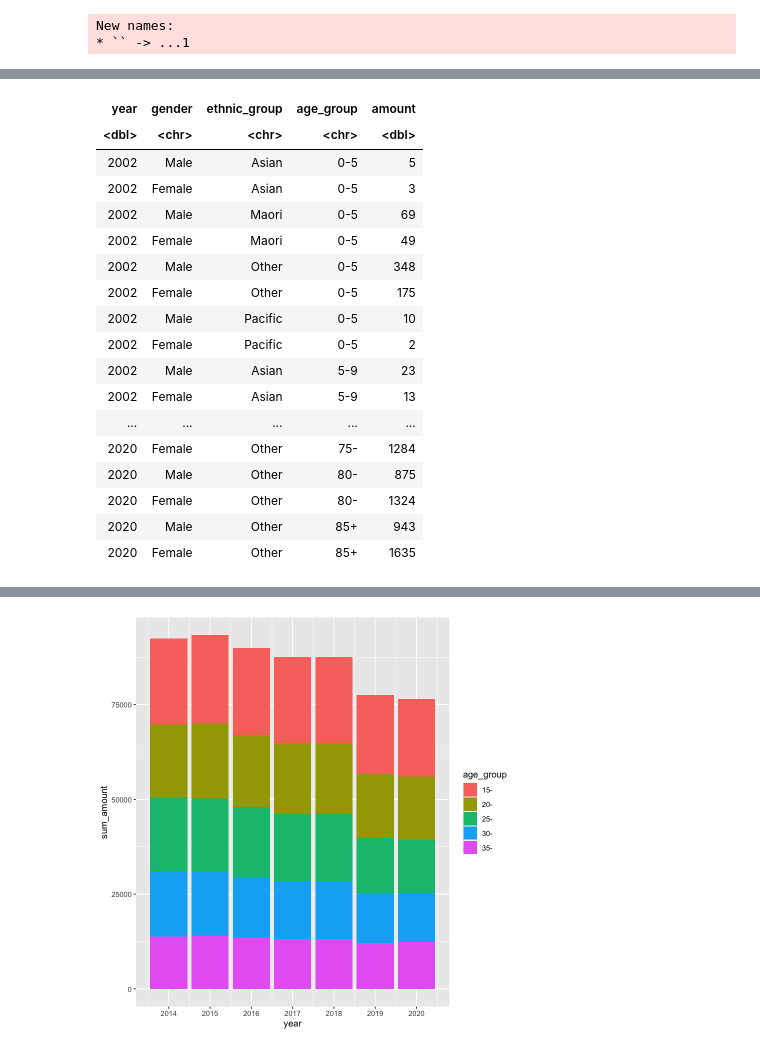
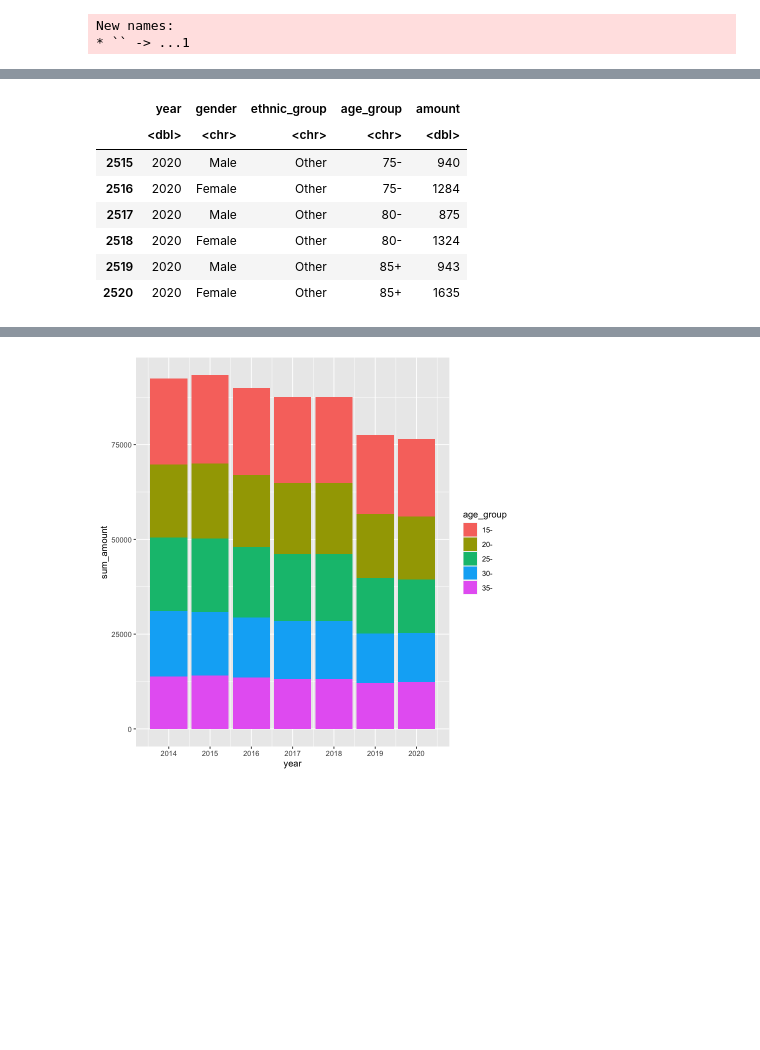
Before and after one commit to damiansastre/data201, a Jupyter notebook: project/project_damian.ipynb, the cells around one changed output, grey strips where cells are left out. Drawn from its saved outputs; the diff is of its cells as text; code cells hidden in the pictures; blank space fills up the shorter version.

```diff
--- a/project/project_damian.ipynb
+++ b/project/project_damian.ipynb
@@ -291,14 +287,13 @@ get_all_a1sheet_2002_2007_df <- function(){
     return(result)
 }
 
+#year from 2002-2007, 2010-2019
 full_clients_by_gender_ethnic_df <- full_clients_by_gender_ethnic_df %>%
                                     rbind(get_all_a1sheet_2002_2007_df()) %>%
+                                    rbind(data_2010_clients) %>%
                                     arrange(year) %>%
                                     filter(gender!='Total') %>%
                                     filter(ethnic_group!='Total')
-
-
-nrow(full_clients_by_gender_ethnic_df)
 # %% [output]
 [1] 2002
 New names:
@@ -330,30 +332,36 @@ New names:
 # %%
 #lets clean this dataframe a little
-#full_clients_by_gender_ethnic_df <- full_clients_by_gender_ethnic_df %>% mutate(ethnic_group=gsub("Māori", "Maori", ethnic_group))
-#full_clients_by_gender_ethnic_df %>% filter(year=='2003') %>%
- #                                    group_by(year, ethnic_group) %>%
- #                                    select(year, ethnic_group, amount) %>%
- #                                    summarise(sum_amount = round(sum(amount)), .groups='drop_last')
+full_clients_by_gender_ethnic_df <- full_clients_by_gender_ethnic_df %>% mutate(ethnic_group=gsub("Māori", "Maori", ethnic_group))
+# full_clients_by_gender_ethnic_df %>% filter(year=='2003') %>%
+#                                      group_by(year, ethnic_group) %>%
+#                                      select(year, ethnic_group, amount) %>%
+#                                      summarise(sum_amount = round(sum(amount)), .groups='drop_last')
 
-# start <- c("0-5","5-9","10-14","15-19","20-24","25-29","30-34","35-39","40-44","45-49","50-54","55-59","60-64","65-69","70-74","75-79","80-84")
-# end <- c("5-","10-","15-","20-","25-","30-","35-","40-","45-","50-","55-","60-","65-","70-","75-","80-","85+")
-# age_group_tibble <- tibble(start=start, end=end)
+start <- c("0-5","5-9","10-14","15-19","20-24","25-29","30-34","35-39","40-44","45-49","50-54","55-59","60-64","65-69","70-74","75-79","80-84")
+end <- c("5-","10-","15-","20-","25-","30-","35-","40-","45-","50-","55-","60-","65-","70-","75-","80-","85+")
+age_group_tibble <- tibble(start=start, end=end)
 
-# replace_age_group <- function(value){
-#     print(value)
-#   replace <- age_group_tibble %>% filter(start==value)
-#     print(replace)
-#   if (nrows(replace) == 0){
-#     return(replace$end)
-#   }
-#     return(value)
-# }
+replace_age_group <- function(value){
 
-# full_clients_by_gender_ethnic_df %>% mutate(age_group=trimws(age_group)) %>%
-#                                      mutate(age_group=replace_age_group(age_group))%>%
-#                                      select(age_group) %>% distinct(age_group)
+   replace <- age_group_tibble %>% filter(start==value)
+  if (nrows(replace) == 0){
+    return(replace$end)
+  }
+    return(value)
+ }
 
-#year from 2002-2007, 2010-2019
-full_clients_by_gender_ethnic_df <- full_clients_by_gender_ethnic_df %>% rbind(data_2010_clients) %>% arrange(year)
-full_clients_by_gender_ethnic_df
+n_row <- nrow(full_clients_by_gender_ethnic_df)
+for (row_index in 1:n_row){
+    row <- full_clients_by_gender_ethnic_df[row_index,]
+
+    index <- match(row[4],start)
+
+    if (is.na(index)){
+        full_clients_by_gender_ethnic_df[row_index, 4] = row[4]
+    }
+    else{
+        full_clients_by_gender_ethnic_df[row_index, 4] = end[index]
+    }
+}
+full_clients_by_gender_ethnic_df %>% tail()
 # %% [output]
@@ -361,21 +369,11 @@ A data.frame: 2592 × 5
-| year | gender | ethnic_group | age_group | amount |
-| <dbl> | <chr> | <chr> | <chr> | <dbl> |
-| 2002 | Male | Asian | 0-5 | 5 |
-| 2002 | Female | Asian | 0-5 | 3 |
-| 2002 | Male | Maori | 0-5 | 69 |
-| 2002 | Female | Maori | 0-5 | 49 |
-| 2002 | Male | Other | 0-5 | 348 |
-| 2002 | Female | Other | 0-5 | 175 |
-| 2002 | Male | Pacific | 0-5 | 10 |
-| 2002 | Female | Pacific | 0-5 | 2 |
-| 2002 | Male | Asian | 5-9 | 23 |
-| 2002 | Female | Asian | 5-9 | 13 |
-| ... | ... | ... | ... | ... |
-| 2020 | Female | Other | 75- | 1284 |
-| 2020 | Male | Other | 80- | 875 |
-| 2020 | Female | Other | 80- | 1324 |
-| 2020 | Male | Other | 85+ | 943 |
-| 2020 | Female | Other | 85+ | 1635 |
+|  | year | gender | ethnic_group | age_group | amount |
+|  | <dbl> | <chr> | <chr> | <chr> | <dbl> |
+| 2515 | 2020 | Male | Other | 75- | 940 |
+| 2516 | 2020 | Female | Other | 75- | 1284 |
+| 2517 | 2020 | Male | Other | 80- | 875 |
+| 2518 | 2020 | Female | Other | 80- | 1324 |
+| 2519 | 2020 | Male | Other | 85+ | 943 |
+| 2520 | 2020 | Female | Other | 85+ | 1635 |
 # %%
 years <- full_clients_by_gender_ethnic_df %>% select(year) %>% distinct()
 full_clients_by_gender_ethnic_df %>% filter(gender=='Male') %>%
```
Also changed, not shown: parts of 7 cells of this notebook.
